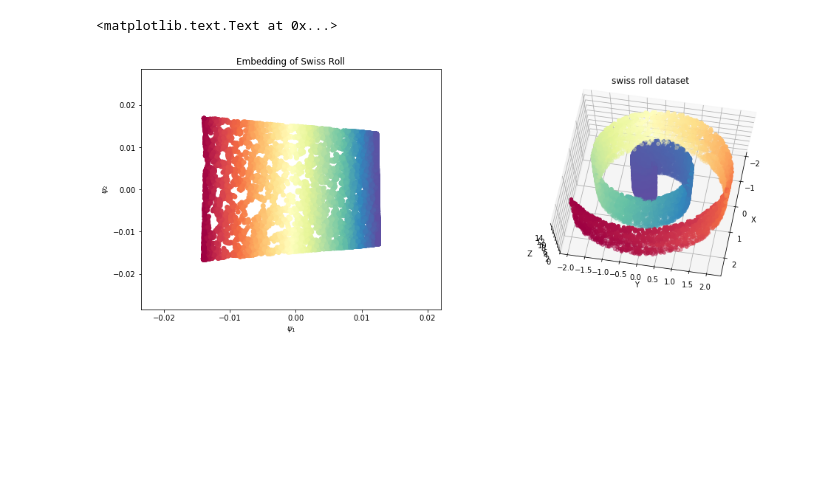
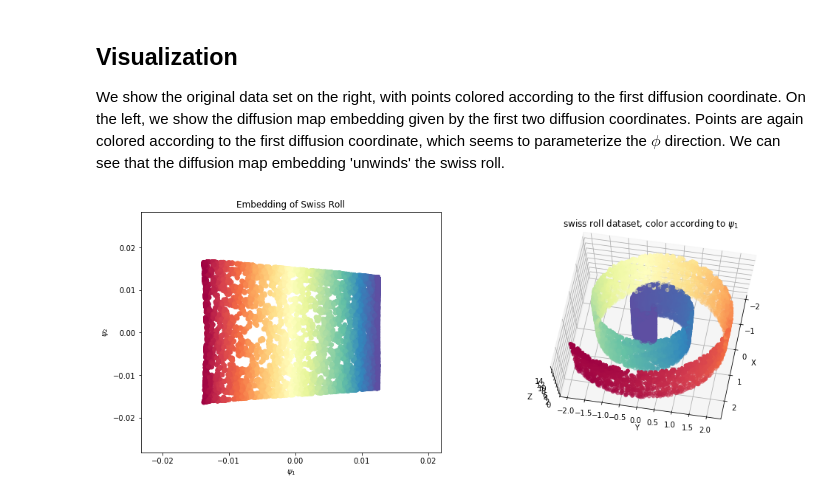
Before and after one commit to DiffusionMapsAcademics/pyDiffMap, a Jupyter notebook: examples/Swiss_Roll.ipynb, the cells around one changed output. Drawn from its saved outputs; the diff is of its cells as text; code cells hidden in the pictures; blank space fills up the shorter version.

Commit message:
improved Swiss roll example notebook.

```diff
--- a/examples/Swiss_Roll.ipynb
+++ b/examples/Swiss_Roll.ipynb
@@ -24,20 +51,25 @@ mydmap = dm.DiffusionMap(n_evecs = 2, epsilon = .1, alpha = 1.0, k=200)
 dmap = mydmap.fit_transform(swiss_roll)
+# %% [markdown]
+## Visualization
+
+We show the original data set on the right, with points colored according to the first diffusion coordinate. On the left, we show the diffusion map embedding given by the first two diffusion coordinates. Points are again colored according to the first diffusion coordinate, which seems to parameterize the $\phi$ direction. We can see that the diffusion map embedding 'unwinds' the swiss roll.
 # %%
 plt.figure(figsize=(16,6))
 ax = plt.subplot(121)
 ax.scatter(dmap[:,0],dmap[:,1], c=dmap[:,0], cmap=plt.cm.Spectral)
 ax.set_title('Embedding of Swiss Roll')
 ax.set_xlabel(r'$\psi_1$')
 ax.set_ylabel(r'$\psi_2$')
 ax.axis('tight')
 
 ax2 = plt.subplot(122,projection='3d')
 ax2.scatter(X,Y,Z, c=dmap[:,0], cmap=plt.cm.Spectral)
 ax2.view_init(75, 10)
-ax2.set_title('swiss roll dataset')
+ax2.set_title('swiss roll dataset, color according to $\psi_1$')
 ax2.set_xlabel('X')
 ax2.set_ylabel('Y')
 ax2.set_zlabel('Z')
+
+plt.show()
 # %% [output]
-<matplotlib.text.Text at 0x...>
-[figure, old version]
+[figure, new version]
```
Also changed, not shown: parts of 10 cells of this notebook.
